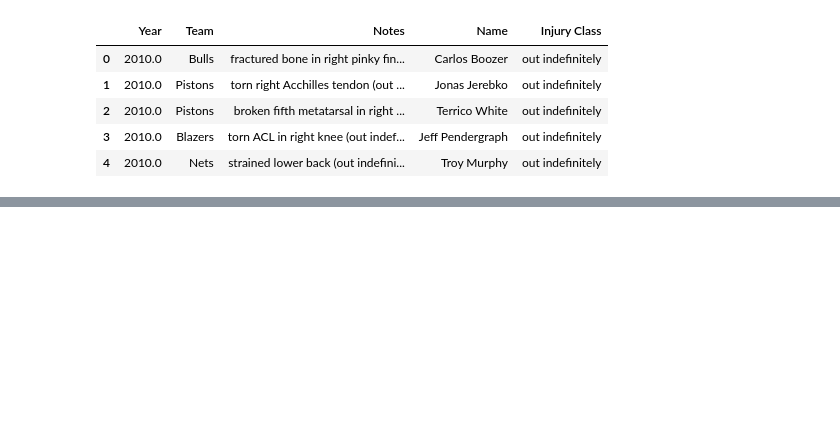
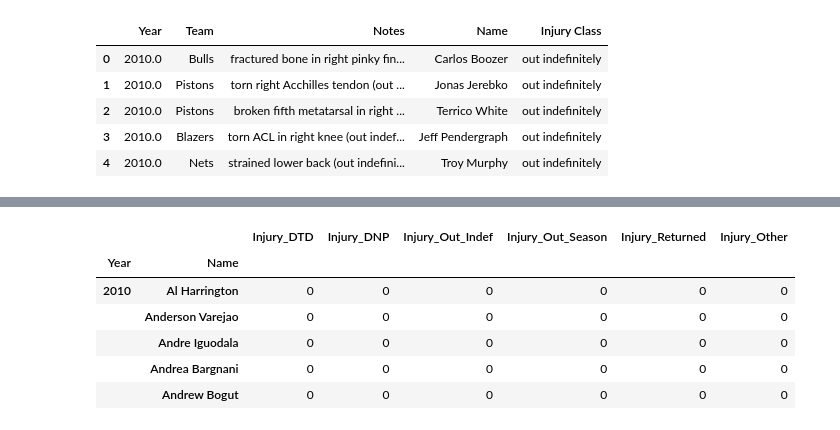
Before and after one commit to xudaiyanzi/NBA_players_salary, a Jupyter notebook: injuries/Injuries_CSV_Processing.ipynb, the cells around one changed output, grey strips where cells are left out. Saved outputs shown, nothing was run; the diff lists cells and outputs as text; code cells hidden in the pictures; blank space fills up the shorter version.

```diff
--- a/injuries/Injuries_CSV_Processing.ipynb
+++ b/injuries/Injuries_CSV_Processing.ipynb
@@ -331,0 +357,30 @@ TypeError: count() takes 1 positional argument but 2 were given
+# %%
+dtdGroup = injDTD.groupby(['Year', 'Name'])
+dnpGroup = injDNP.groupby(['Year', 'Name'])
+oiGroup = injOI.groupby(['Year', 'Name'])
+osGroup = injOS.groupby(['Year', 'Name'])
+rGroup = injR.groupby(['Year', 'Name'])
+oGroup = injO.groupby(['Year', 'Name'])
+# %%
+dtdDF = dtdGroup.count()
+dnpDF = dnpGroup.count()
+oiDF = oiGroup.count()
+osDF = osGroup.count()
+rDF = rGroup.count()
+oDF = oGroup.count()
+# %%
+# def dtdCount(row):
+#     yr = row['Year']
+#     nm = row['Name']
+#     dtdRow = dtdDF.query('(Year == @yr) & (Name == @nm)')
+#     if dtdRow:
+#         return dtdRow['Injury Class']
+#     else:
+#         return 0
+# DF['Injury_DTD'] = DF.apply(dtdCount, axis = 1)
+
+DF = DF.merge(dtdDF[['Year', 'Name', 'Injury Class']], how = 'left', on = ['Year', 'Name'])
+# %%
+DF = DF.drop(['Injury_DTD'], axis = 'columns')
+DF = DF.rename({'Injury Class' : 'Injury_DTD'}, axis = 'columns')
+DF.head()
@@ -331,0 +401,12 @@ TypeError: count() takes 1 positional argument but 2 were given
+# %%
+# dtdDF['Year'].value_counts()
+DF = DF.drop(['Notes', 'Injury Class', 'Team'], axis = 1)
+DF.head()
+# %% [output]
+|  |  | Injury_DTD | Injury_DNP | Injury_Out_Indef | Injury_Out_Season | Injury_Returned | Injury_Other |
+| Year | Name |  |  |  |  |  |  |
+| 2010 | Al Harrington | 0 | 0 | 0 | 0 | 0 | 0 |
+|  | Anderson Varejao | 0 | 0 | 0 | 0 | 0 | 0 |
+|  | Andre Iguodala | 0 | 0 | 0 | 0 | 0 | 0 |
+|  | Andrea Bargnani | 0 | 0 | 0 | 0 | 0 | 0 |
+|  | Andrew Bogut | 0 | 0 | 0 | 0 | 0 | 0 |
```
Also changed, not shown: parts of 14 cells of this notebook, 1 other file.
